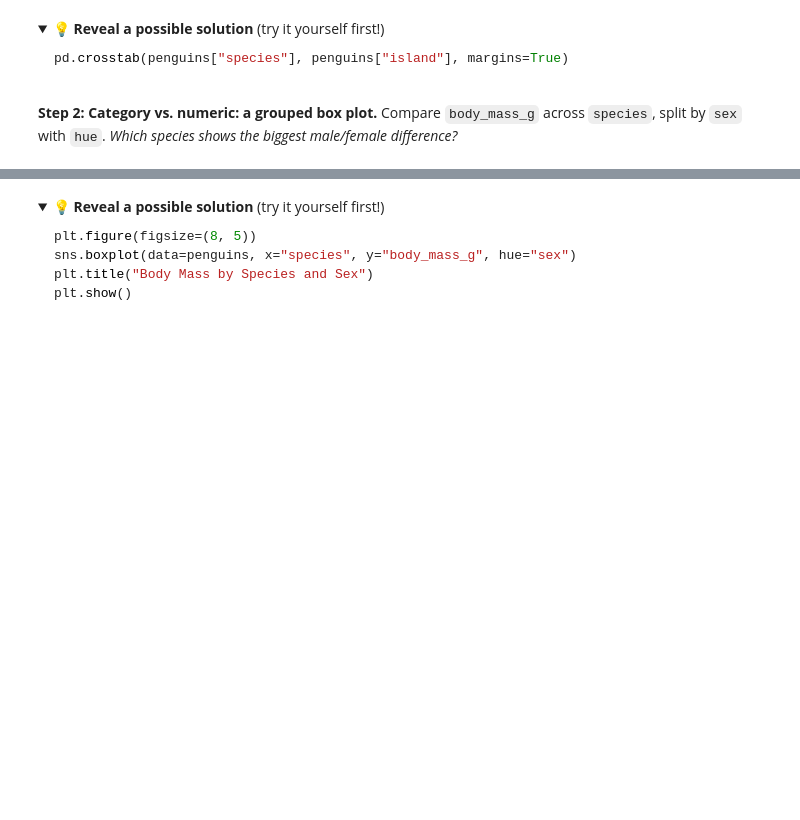
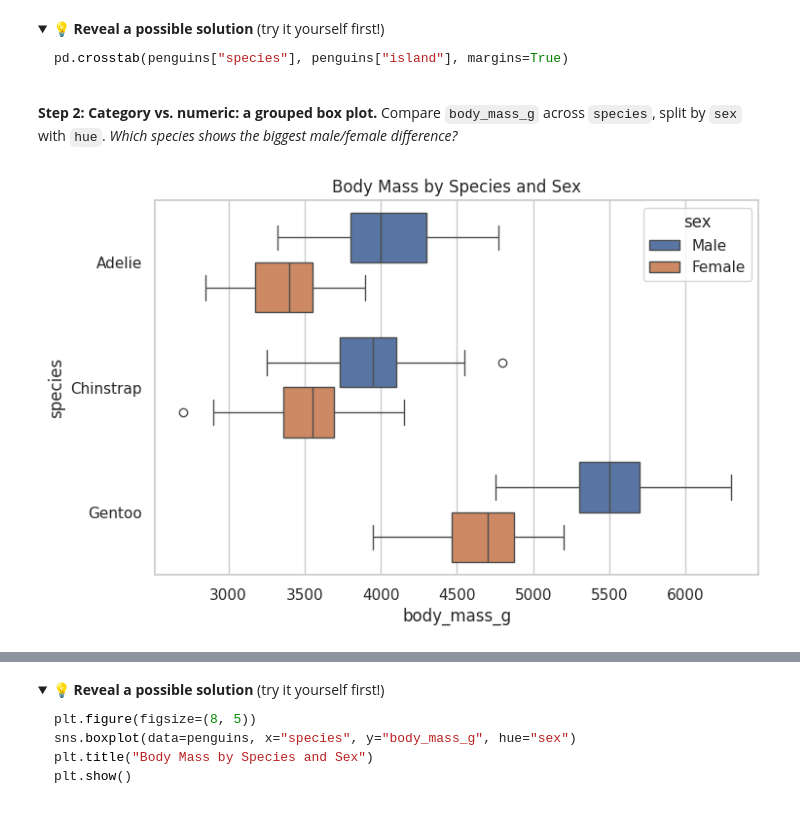
Before and after one commit to profhamilton3/DataAnalytics, a Jupyter notebook: session_7_eda_python.ipynb, the cells around one changed output, grey strips where cells are left out. Cells and saved outputs as stored; diff of their text form; code cells hidden in the pictures; folded sections open; blank space fills up the shorter version.

```diff
--- a/session_7_eda_python.ipynb
+++ b/session_7_eda_python.ipynb
@@ -252,7 +419,13 @@ pd.crosstab(penguins["species"], penguins["island"], margins=True)
 # %% [markdown]
 **Step 2: Category vs. numeric: a grouped box plot.** Compare `body_mass_g` across `species`, split by `sex` with `hue`. *Which species shows the biggest male/female difference?*
 # %%
+# @title box plot of category vs numerical with catagorical hue
+#  Category vs. numeric: a grouped box plot. Compare body_mass_g
+#  across species, split by sex with hue. Which species shows the biggest male/female difference?
+
 plt.figure(figsize=(8, 5))
-sns.boxplot(data=penguins, x="___", y="___", hue="___")
+sns.boxplot(data=penguins, x="body_mass_g", y="species", hue="sex")
 plt.title("Body Mass by Species and Sex")
 plt.show()
+# %% [output]
+[figure, added]
```
Also changed, not shown: parts of 26 cells of this notebook.
